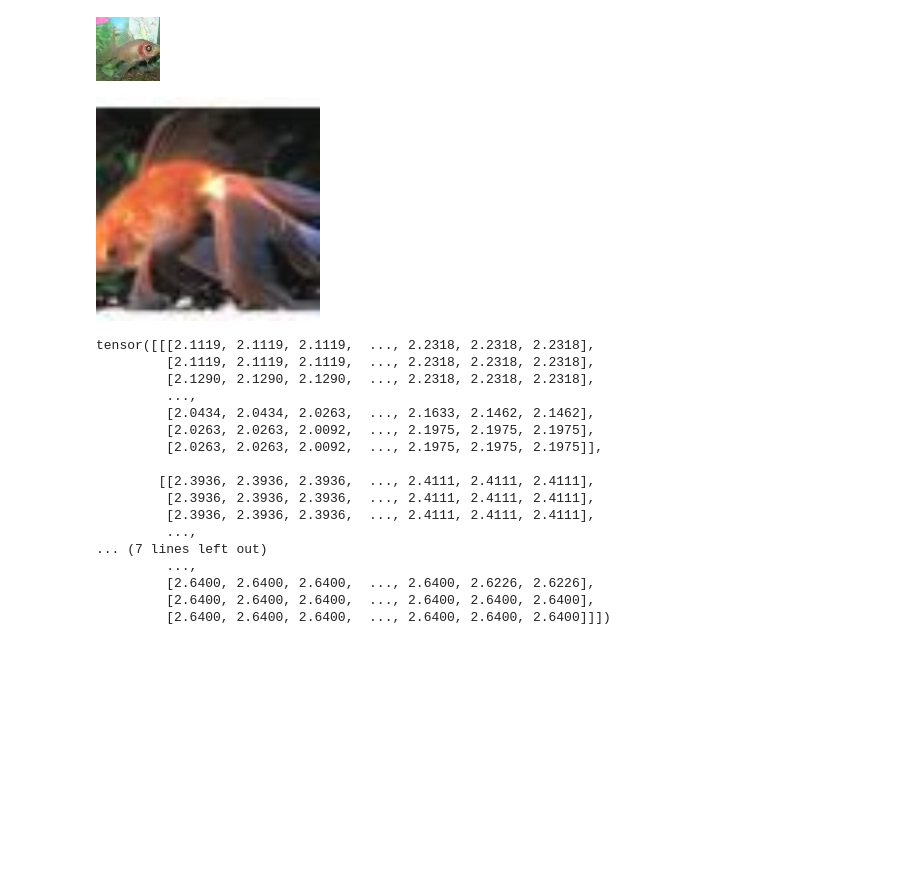
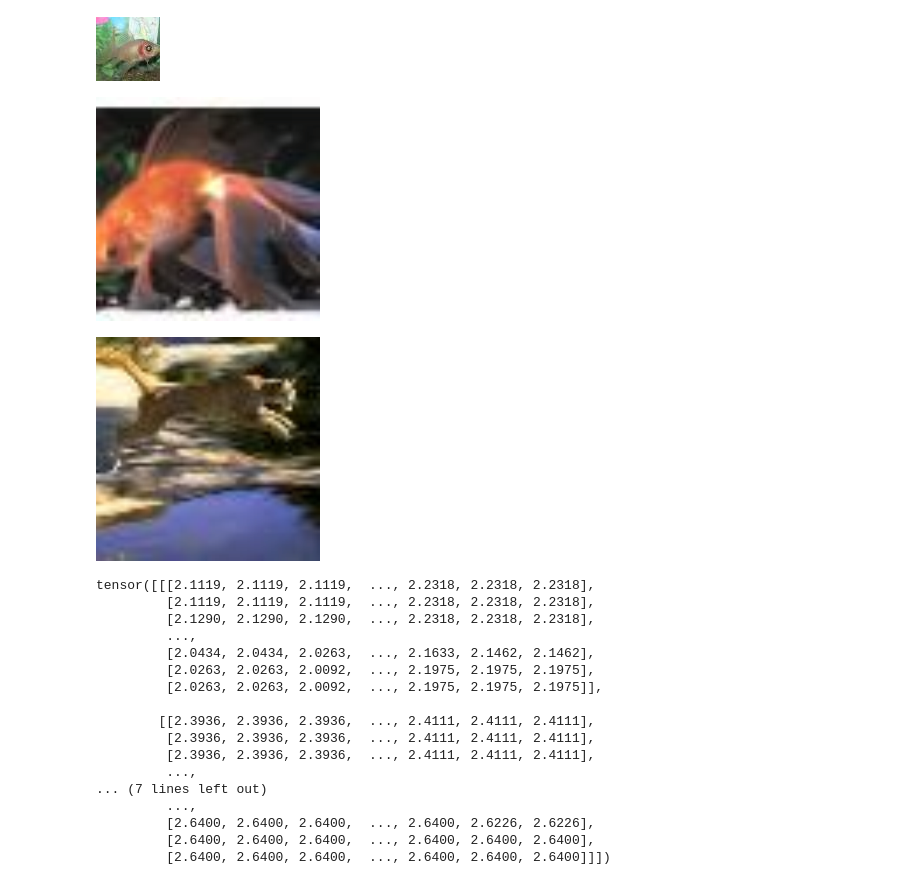
Before and after one commit to Zachary-Wenhao/IML-Team-Attack-Diffusion-Model, a Jupyter notebook: Dataset_generation.ipynb, the cells around one changed output. Drawn from its saved outputs; the diff is of its cells as text; code cells hidden in the pictures; blank space fills up the shorter version.

Commit message:
attack works display is messed up

```diff
--- a/Dataset_generation.ipynb
+++ b/Dataset_generation.ipynb
@@ -105,14 +105,22 @@ display(train['image'][0])
 # %%
  # Retrieve the transformed image from the dataset
 transformed_image, label = train_dataset.__getitem__(0)
 
 # Convert the tensor back to a PIL image
 image_to_display = tensor_to_pil_image(transformed_image)
 
 # Display the image using PIL
 display(image_to_display)
+
+transformed_image, label = train_dataset.__getitem__(1500)
+# Convert the tensor back to a PIL image
+image_to_display = tensor_to_pil_image(transformed_image)
+
+# Display the image using PIL
+display(image_to_display)
 # %% [output]
 [figure]
+[figure, added]
 # %%
 display(train_dataset.__getitem__(0)[0])
 print(type(train_dataset.__getitem__(0)[0]))
```
Also changed, not shown: parts of 1 cell of this notebook.
